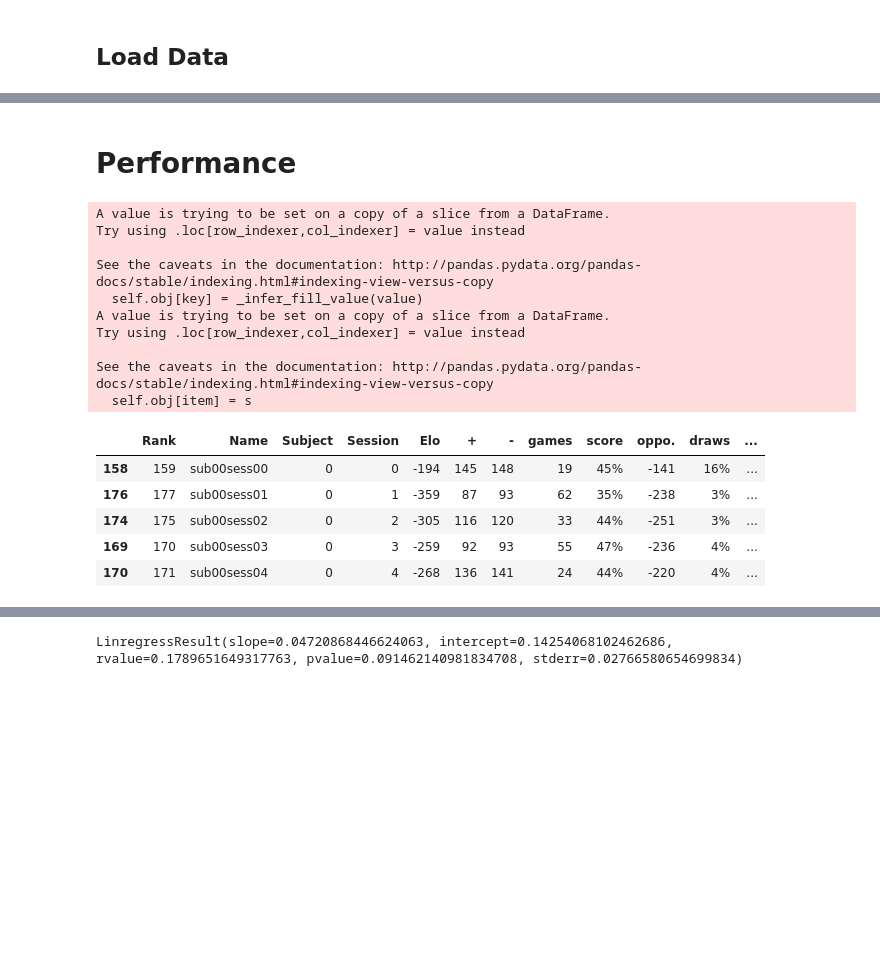
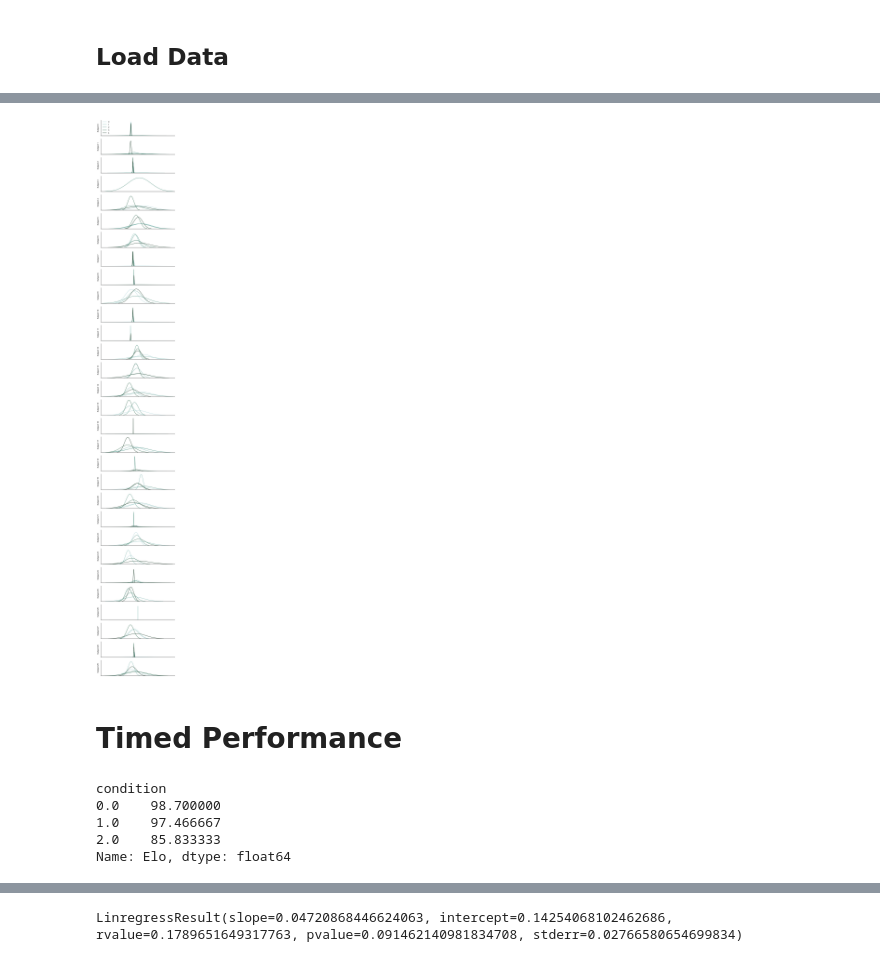
Before and after one commit to galbiati/mnk-figures, a Jupyter notebook: cosyne2017/Figures.ipynb, the cells around one changed output, grey strips where cells are left out. Drawn from its saved outputs; the diff is of its cells as text; code cells hidden in the pictures; blank space fills up the shorter version.

```diff
--- a/cosyne2017/Figures.ipynb
+++ b/cosyne2017/Figures.ipynb
@@ -59,35 +174,28 @@ T = A.loc[A.aval != A.bval, :]
+# %%
+fig, axes = plt.subplots(params_lrn['subject'].unique().size, 1, figsize=(8, 60), squeeze=False)
+for i in params_lrn['subject'].unique():
+    for j in params_lrn['session'].unique():
+        p = params_lrn.loc[(params_lrn['subject'] == i) & (params_lrn['session'] == j), :]
+        mvs = stats.bayes_mvs(p['gamma'])
+        mu = mvs[0][0]
+        sig = mvs[2][0]
+        x = np.arange(mu-3*sig, mu+3*sig, sig/10)
+        axes[i, 0].plot(x, stats.norm(loc=mu, scale=sig).pdf(x), label=str(j))
+    axes[i, 0].set_ylabel('Subject '+str(i))
+
+axes[0, 0].legend(loc=0)
+plt.setp(axes, xticklabels=[], yticklabels=[])
+
+sns.despine()
+# %% [output]
+[figure, added]
 # %% [markdown]
-# Performance
+# Timed Performance
-# %%
-ranks = pd.read_csv(os.path.join(gdpath, 'Analysis/3_lrn/ratings_learn.csv'))
-R = ranks.loc[ranks['Subject'] >= 0, :]
-for s in R.Subject.unique():
-    _r = R.loc[R.Subject == s, :]
-    _g = _r.sort_values('Session').games.cumsum()
-
-    R.loc[_g.index, 'games td'] = _g.values
-R = R.sort_values(['Subject', 'Session'])
-# %% [output]
-A value is trying to be set on a copy of a slice from a DataFrame.
-Try using .loc[row_indexer,col_indexer] = value instead
-
-See the caveats in the documentation: http://pandas.pydata.org/pandas-docs/stable/indexing.html#indexing-view-versus-copy
-  self.obj[key] = _infer_fill_value(value)
-A value is trying to be set on a copy of a slice from a DataFrame.
-Try using .loc[row_indexer,col_indexer] = value instead
-
-See the caveats in the documentation: http://pandas.pydata.org/pandas-docs/stable/indexing.html#indexing-view-versus-copy
-  self.obj[item] = s
-# %%
-for s in R.Subject.unique():
-    for ss in R.Session.unique():
-        R.loc[(R.Subject==s)&(R.Session==ss), 'mean rt'] = L.loc[(L.subject==s)&(L.session==ss), 'rt'].mean()
-        if ss%2 == 0:
-            R.loc[(R.Subject==s)&(R.Session==ss), 'afc score'] = T.loc[(T.subject==s)&(T.session==ss), 'correct'].mean()
-# %% [output]
-|  | Rank | Name | Subject | Session | Elo | + | - | games | score | oppo. | draws | ... |
-| 158 | 159 | sub00sess00 | 0 | 0 | -194 | 145 | 148 | 19 | 45% | -141 | 16% | ... |
-| 176 | 177 | sub00sess01 | 0 | 1 | -359 | 87 | 93 | 62 | 35% | -238 | 3% | ... |
-| 174 | 175 | sub00sess02 | 0 | 2 | -305 | 116 | 120 | 33 | 44% | -251 | 3% | ... |
-| 169 | 170 | sub00sess03 | 0 | 3 | -259 | 92 | 93 | 55 | 47% | -236 | 4% | ... |
-| 170 | 171 | sub00sess04 | 0 | 4 | -268 | 136 | 141 | 24 | 44% | -220 | 4% | ... |
+# %%
+ratings.loc[pd.notnull(ratings['Subject']), :].pivot_table(index='condition', values='Elo')
+# %% [output]
+condition
+0.0    98.700000
+1.0    97.466667
+2.0    85.833333
+Name: Elo, dtype: float64
```
Also changed, not shown: parts of 17 cells of this notebook.
